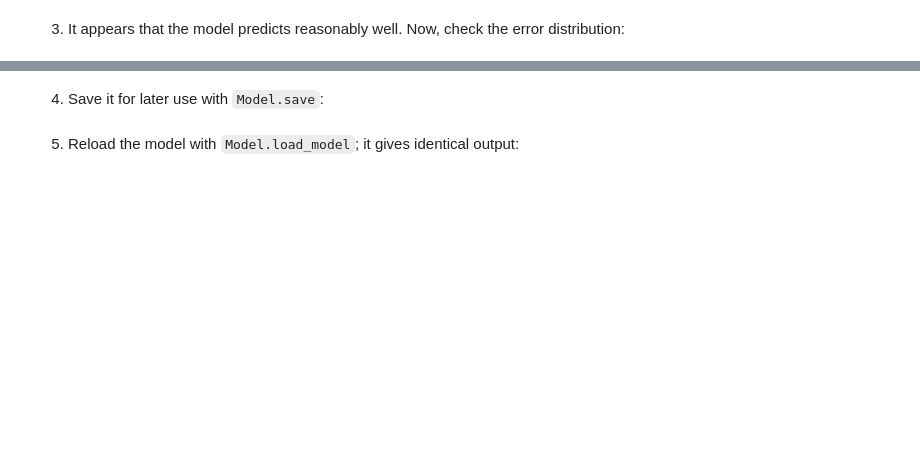
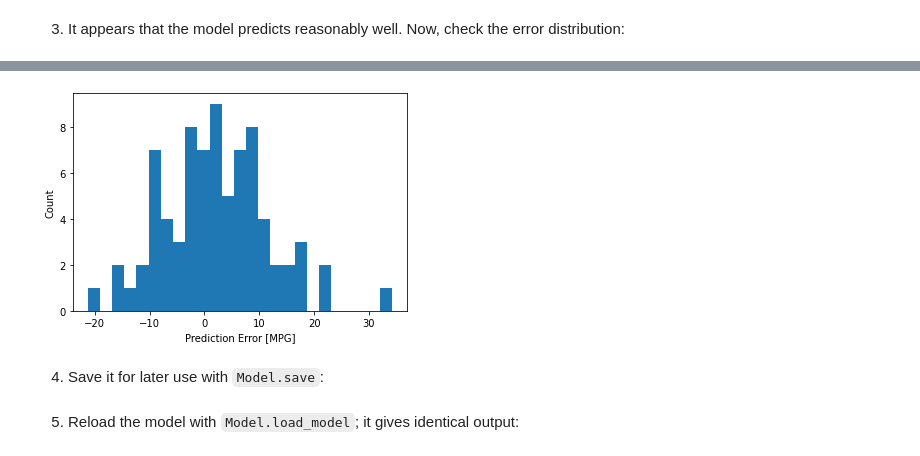
Before and after one commit to patrickmgebhard/MLE-11, a Jupyter notebook: assignments/week-07-intro-dl/nb/fuel_efficiency.ipynb, the cells around one changed output, grey strips where cells are left out. Saved outputs shown, nothing was run; the diff lists cells and outputs as text; code cells hidden in the pictures; blank space fills up the shorter version.

```diff
--- a/assignments/week-07-intro-dl/nb/fuel_efficiency.ipynb
+++ b/assignments/week-07-intro-dl/nb/fuel_efficiency.ipynb
@@ -407,0 +454,6 @@ _ = plt.plot(lims, lims)
+# %%
+print(type(test_predictions))
+test_predictions = test_predictions.reshape(1,78)
+#error = test_labels.values - test_predictions
+#print(error.shape)
+test_predictions
@@ -407,0 +483,4 @@ _ = plt.plot(lims, lims)
+# %%
+error = (test_predictions - test_labels.values) / test_labels.values * 100
+error = error.flatten()
+print(error)
@@ -408,8 +497,9 @@ _ = plt.plot(lims, lims)
 # %%
-error = None # YOUR CODE HERE
 plt.hist(error, bins=25)
 plt.xlabel('Prediction Error [MPG]')
 _ = plt.ylabel('Count')
+# %% [output]
+[figure, added]
 # %% [markdown]
 4. Save it for later use with `Model.save`:
 # %%
```
Also changed, not shown: parts of 30 cells of this notebook, 3 other files.
